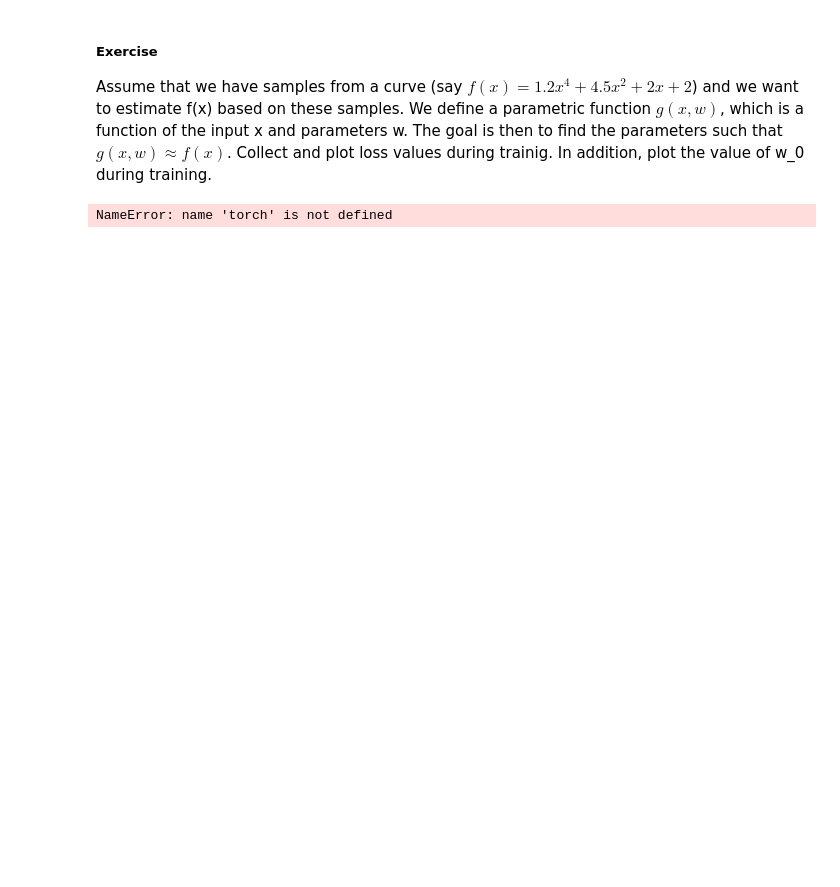
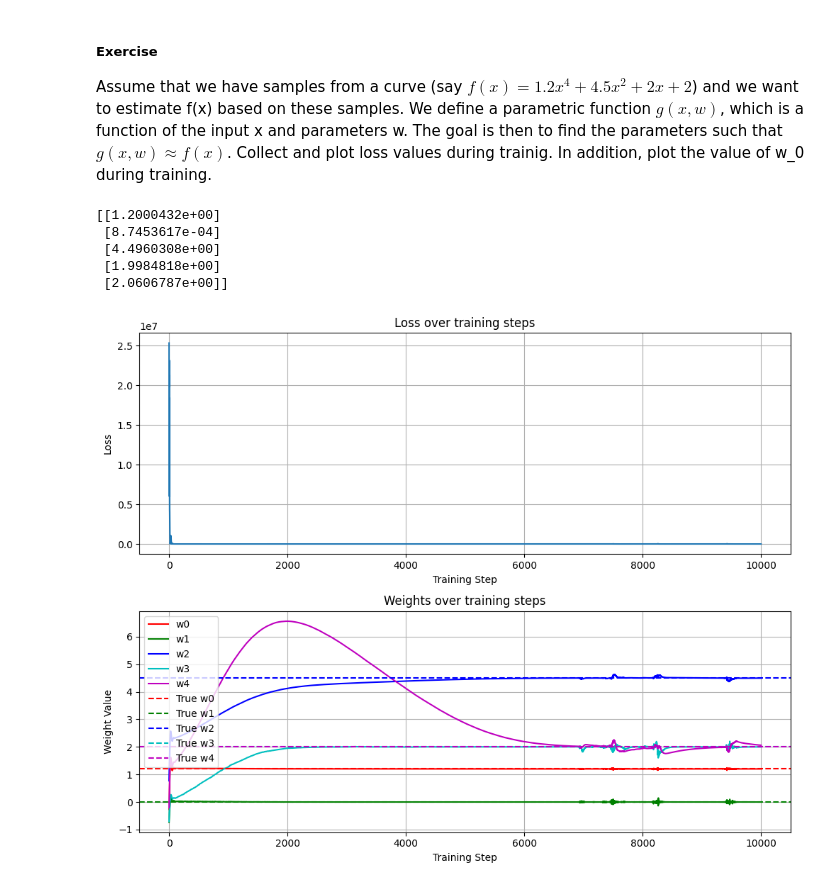
Before and after one commit to alessiomartini/learning_statistical_learning, a Jupyter notebook: 1_deep_learning_theory_with_pytorch.ipynb, the cells around one changed output. Cells and saved outputs as stored; diff of their text form; code cells hidden in the pictures; blank space fills up the shorter version.

```diff
--- a/1_deep_learning_theory_with_pytorch.ipynb
+++ b/1_deep_learning_theory_with_pytorch.ipynb
@@ -568,7 +564,7 @@ def train_step():
   # Return loss (scalar) and detached flattened weights (PyTorch tensor)
   return loss.item(), w.detach().clone().flatten()
 
-N = 1000 # number of trainig steps (each of 100 points)
+N = 10000 # number of trainig steps (each of 100 points)
 
 # Initialize lists to store metrics
 loss_history = []
@@ -582,36 +578,52 @@ for i in range(N):
 print(w.detach().numpy())
 
 # Convert histories to PyTorch tensors first
 loss_tensor = torch.tensor(loss_history)
 w_tensor = torch.stack(w_history)
 
 # Convert to numpy arrays for plotting with matplotlib
 loss_plot = loss_tensor.numpy()
 w_plot = w_tensor.numpy()
 
+# True weights for comparison
+true_weights = [1.2, 0.0, 4.5, 2.0, 2.0]  # in order: w0, w1, w2, w3, w4
+
 # Plotting
 fig, axes = plt.subplots(nrows=2, ncols=1, figsize=(10, 8))
 
 # Plotting loss
 axes[0].plot(range(N), loss_plot)
 axes[0].set_title('Loss over training steps')
 axes[0].set_xlabel('Training Step')
 axes[0].set_ylabel('Loss')
 axes[0].grid(True)
 
 # Plotting weights
-axes[1].plot(range(N), w_plot[:, 0], label='w0')
-axes[1].plot(range(N), w_plot[:, 1], label='w1')
-axes[1].plot(range(N), w_plot[:, 2], label='w2')
-axes[1].plot(range(N), w_plot[:, 3], label='w3')
-axes[1].plot(range(N), w_plot[:, 4], label='w4')
+axes[1].plot(range(N), w_plot[:, 0], color='r', label='w0')
+axes[1].plot(range(N), w_plot[:, 1], color='g', label='w1')
+axes[1].plot(range(N), w_plot[:, 2], color='b', label='w2')
+axes[1].plot(range(N), w_plot[:, 3], color='c', label='w3')
+axes[1].plot(range(N), w_plot[:, 4], color='m', label='w4')
+
+# Plot true weights
+axes[1].axhline(y=true_weights[0], color='r', linestyle='--', label='True w0')
+axes[1].axhline(y=true_weights[1], color='g', linestyle='--', label='True w1')
+axes[1].axhline(y=true_weights[2], color='b', linestyle='--', label='True w2')
+axes[1].axhline(y=true_weights[3], color='c', linestyle='--', label='True w3')
+axes[1].axhline(y=true_weights[4], color='m', linestyle='--', label='True w4')
+
 axes[1].set_title('Weights over training steps')
 axes[1].set_xlabel('Training Step')
 axes[1].set_ylabel('Weight Value')
 axes[1].legend()
 axes[1].grid(True)
 
 plt.tight_layout()
 plt.show()
 # %% [output]
-NameError: name 'torch' is not defined
+[[1.2000432e+00]
+ [8.7453617e-04]
+ [4.4960308e+00]
+ [1.9984818e+00]
+ [2.0606787e+00]]
+[figure, added]
```
Also changed, not shown: parts of 10 cells of this notebook.
